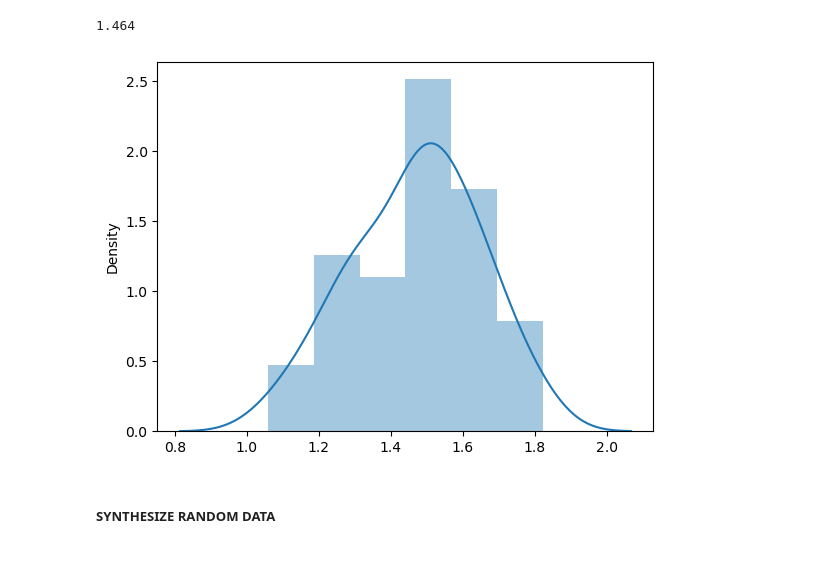
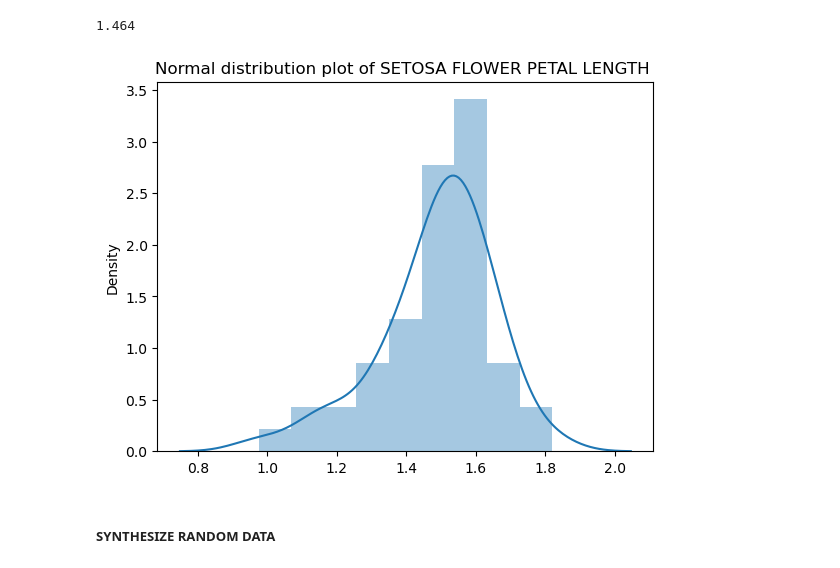
Before and after one commit to mickalleny2k/FUND_DATA, a Jupyter notebook: project.ipynb, the cells around one changed output. Drawn from its saved outputs; the diff is of its cells as text; code cells hidden in the pictures.

Commit message:
Data types:int,float .References. Label plots

```diff
--- a/project.ipynb
+++ b/project.ipynb
@@ -702,15 +723,15 @@ setosa.petal_length.mean()
 # %%
 import warnings
 warnings.filterwarnings("ignore", category=FutureWarning)
 import seaborn as sns
 from scipy.stats import norm
 
 data = norm.rvs(1.464,0.1735111594364455,size=50) # you can use a pandas series or a list if you want
 
-sns.distplot(data)
+sns.distplot(data).set(title='Normal distribution plot of SETOSA FLOWER PETAL LENGTH ')
 plt.show()
 # %% [output]
-[figure, old version]
+[figure, new version]
 # %% [markdown]
 ##### SYNTHESIZE RANDOM DATA
 # %%
```
Also changed, not shown: parts of 68 cells of this notebook, 3 other files.
